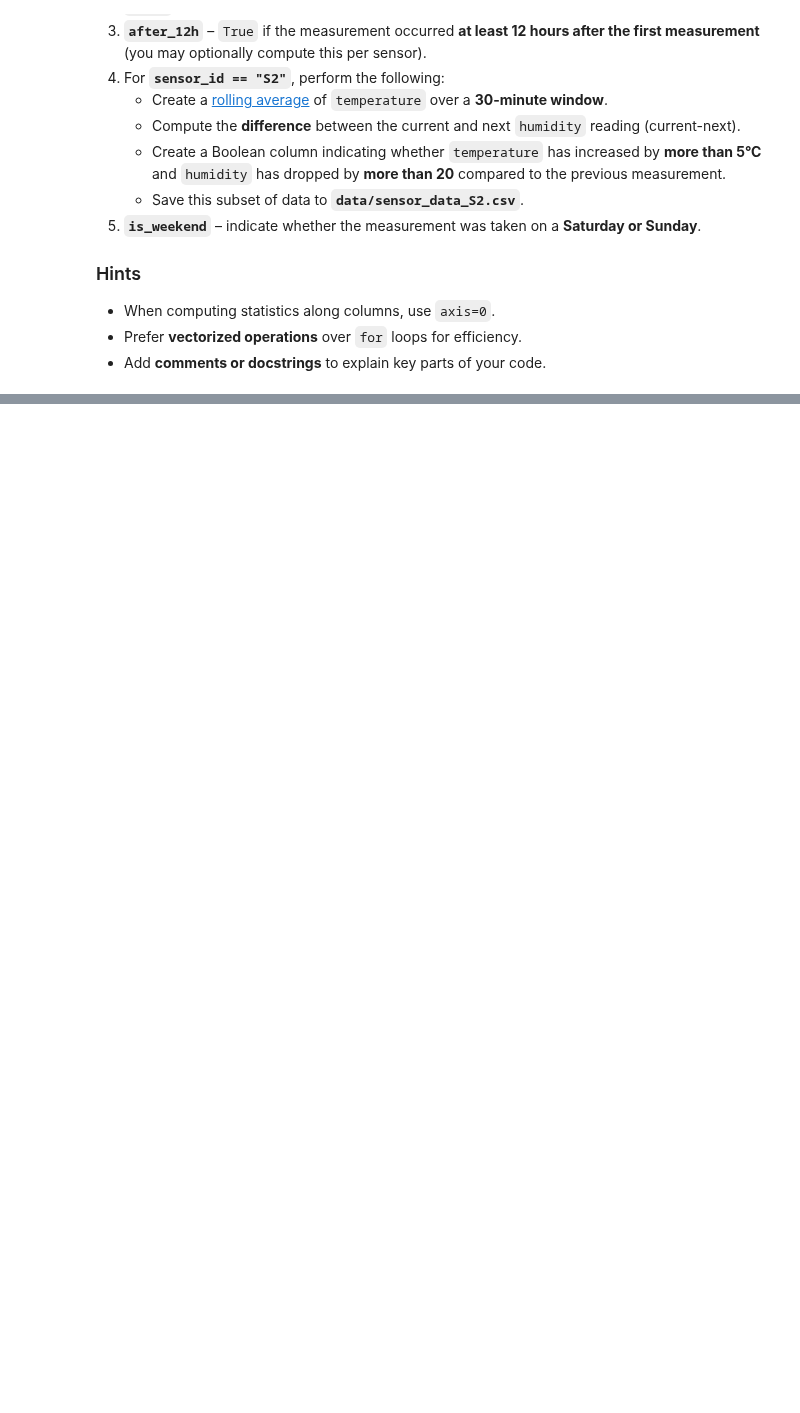
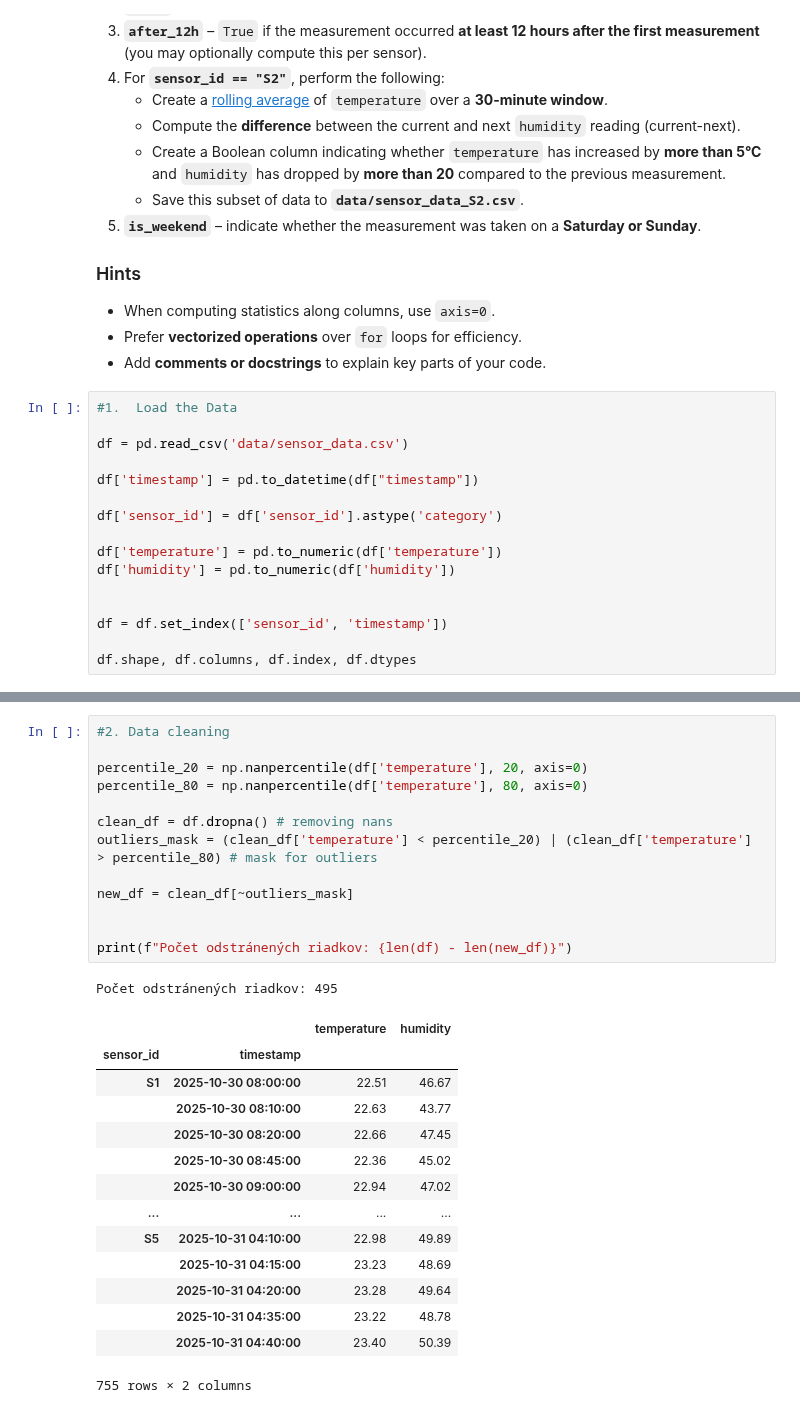
Before and after one commit to vanesacagalova/python-for-data-science, a Jupyter notebook: assignment3.ipynb, the cells around one changed output, grey strips where cells are left out. Saved outputs shown, nothing was run; the diff lists cells and outputs as text; blank space fills up the shorter version.

```diff
--- a/assignment3.ipynb
+++ b/assignment3.ipynb
@@ -804,3 +808,19 @@ Add the following time-based columns:
 - When computing statistics along columns, use `axis=0`.
 - Prefer **vectorized operations** over `for` loops for efficiency.
 - Add **comments or docstrings** to explain key parts of your code.
+# %%
+#1.  Load the Data
+
+df = pd.read_csv('data/sensor_data.csv')
+
+df['timestamp'] = pd.to_datetime(df["timestamp"])
+
+df['sensor_id'] = df['sensor_id'].astype('category')
+
+df['temperature'] = pd.to_numeric(df['temperature'])
+df['humidity'] = pd.to_numeric(df['humidity'])
+
+
+df = df.set_index(['sensor_id', 'timestamp'])
+
+df.shape, df.columns, df.index, df.dtypes
@@ -806,0 +845,29 @@ Add the following time-based columns:
+# %%
+#2. Data cleaning
+
+percentile_20 = np.nanpercentile(df['temperature'], 20, axis=0)
+percentile_80 = np.nanpercentile(df['temperature'], 80, axis=0)
+
+clean_df = df.dropna() # removing nans
+outliers_mask = (clean_df['temperature'] < percentile_20) | (clean_df['temperature'] > percentile_80) # mask for outliers
+
+new_df = clean_df[~outliers_mask]
+
+
+print(f"Počet odstránených riadkov: {len(df) - len(new_df)}")
+# %% [output]
+Počet odstránených riadkov: 495
+|  |  | temperature | humidity |
+| sensor_id | timestamp |  |  |
+| S1 | 2025-10-30 08:00:00 | 22.51 | 46.67 |
+|  | 2025-10-30 08:10:00 | 22.63 | 43.77 |
+|  | 2025-10-30 08:20:00 | 22.66 | 47.45 |
+|  | 2025-10-30 08:45:00 | 22.36 | 45.02 |
+|  | 2025-10-30 09:00:00 | 22.94 | 47.02 |
+| ... | ... | ... | ... |
+| S5 | 2025-10-31 04:10:00 | 22.98 | 49.89 |
+|  | 2025-10-31 04:15:00 | 23.23 | 48.69 |
+|  | 2025-10-31 04:20:00 | 23.28 | 49.64 |
+|  | 2025-10-31 04:35:00 | 23.22 | 48.78 |
+|  | 2025-10-31 04:40:00 | 23.40 | 50.39 |
+755 rows × 2 columns
```
Also changed, not shown: parts of 16 cells of this notebook.
